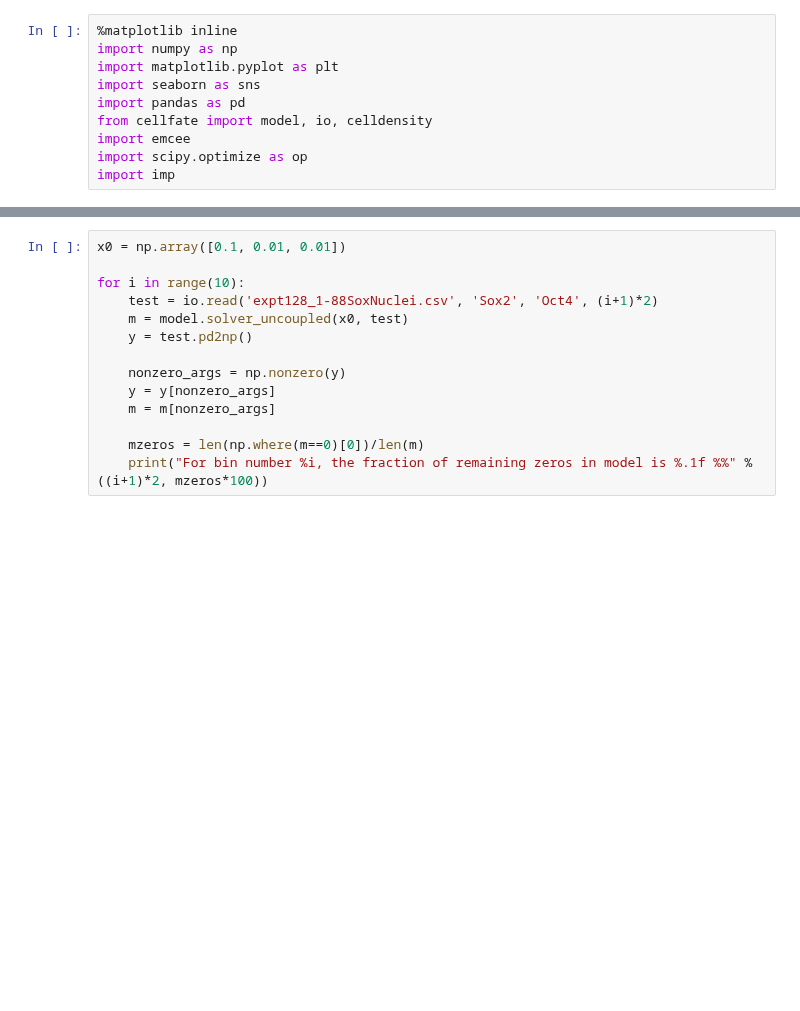
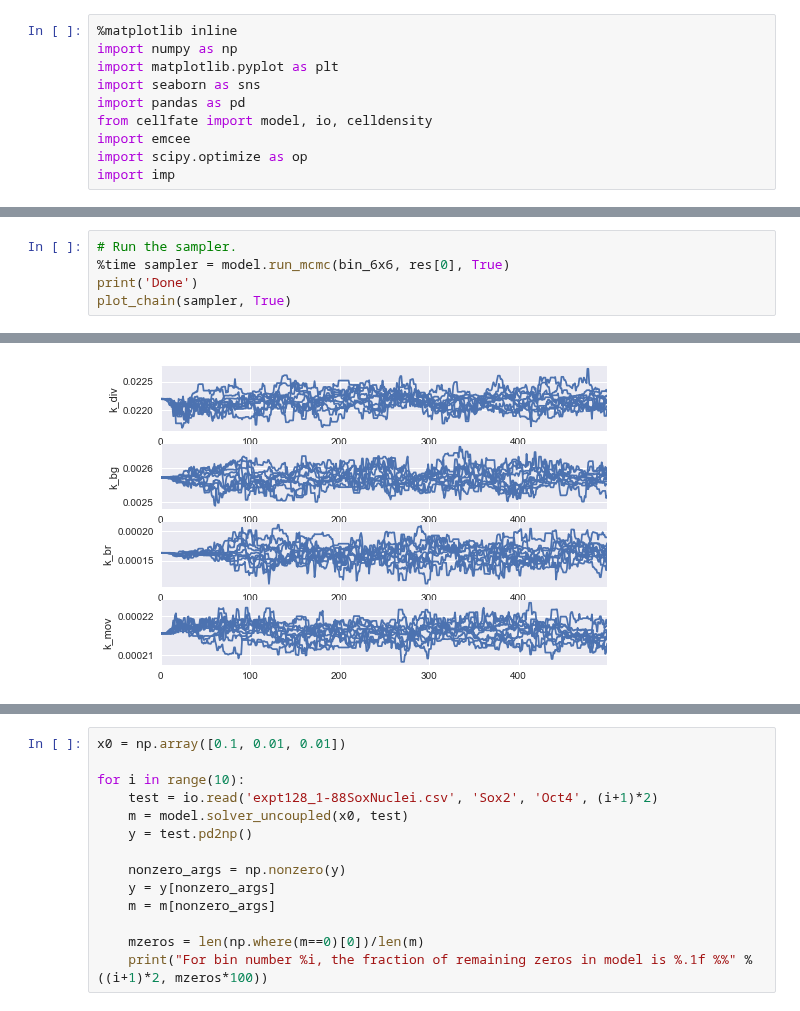
Before and after one commit to tessadgreen/cellfate, a Jupyter notebook: Inference.ipynb, the cells around one changed output, grey strips where cells are left out. Drawn from its saved outputs; the diff is of its cells as text; blank space fills up the shorter version.

```diff
--- a/Inference.ipynb
+++ b/Inference.ipynb
@@ -173,0 +264,6 @@ testobject = io.read('expt128_1-88SoxNuclei.csv', 'Sox2', 'Oct4', 10)
+# %%
+# Run the sampler.
+%time sampler = model.run_mcmc(bin_6x6, res[0], True)
+print('Done')
+plot_chain(sampler, True)
+# %% [output]
@@ -173,0 +273 @@ testobject = io.read('expt128_1-88SoxNuclei.csv', 'Sox2', 'Oct4', 10)
+[figure, added]
```
Also changed, not shown: parts of 78 cells of this notebook, 6 other files.
